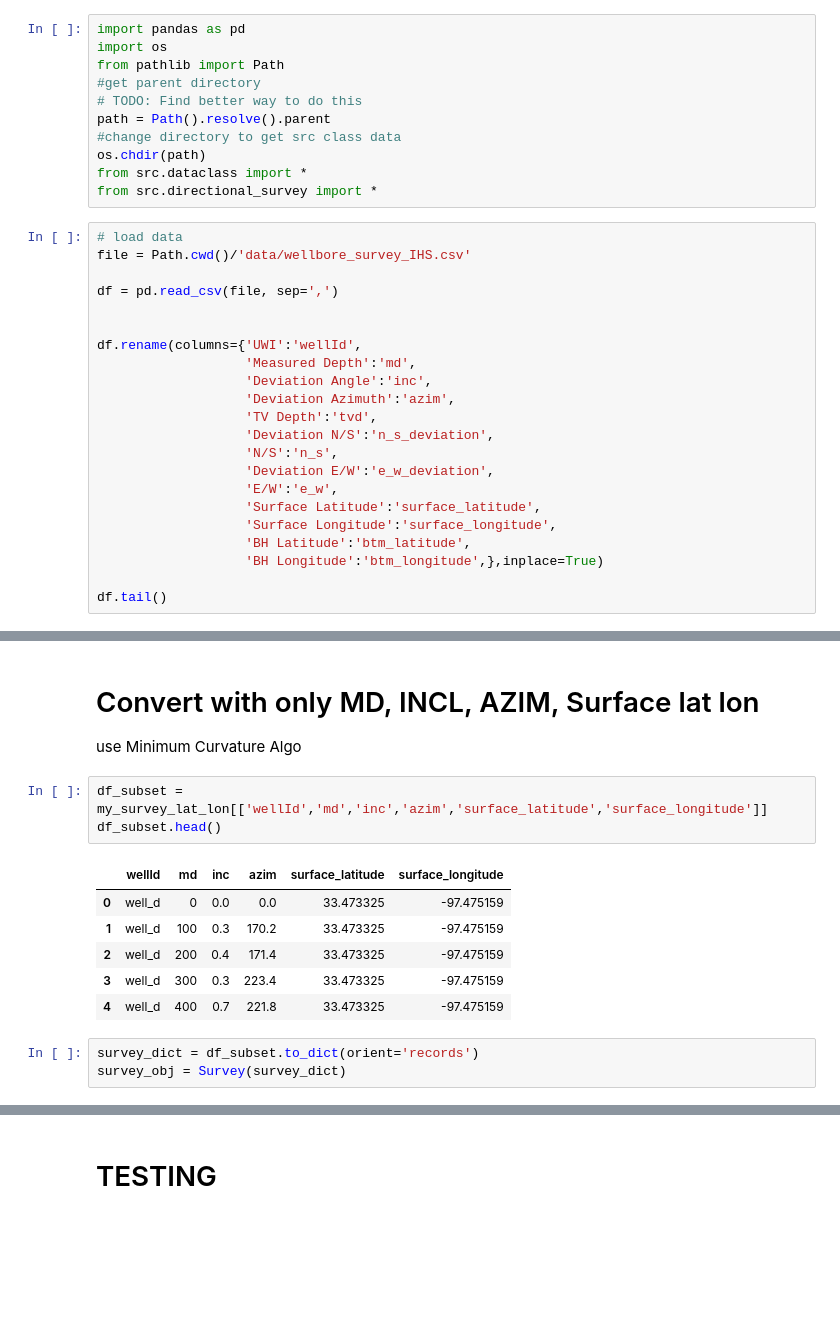
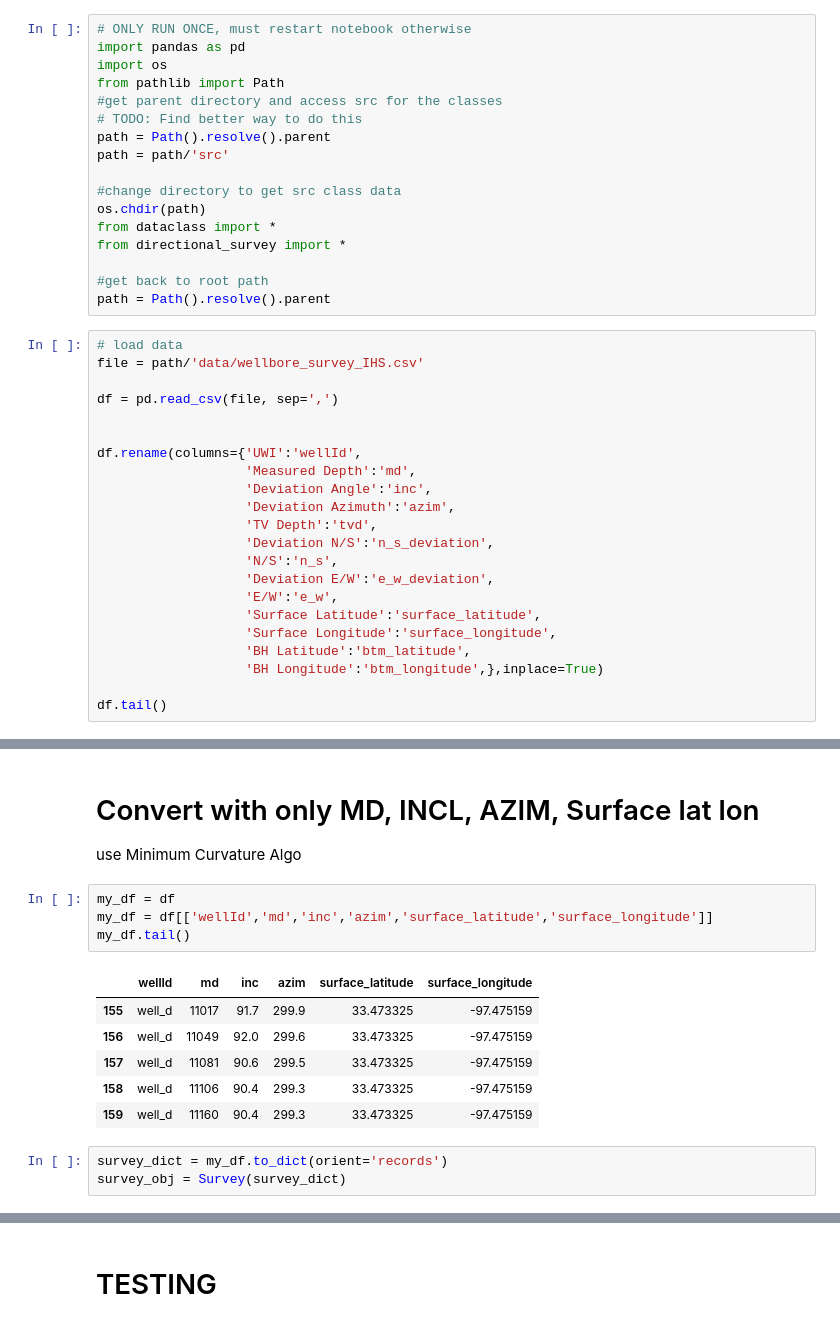
Before and after one commit to bpamos/welltrajconvert, a Jupyter notebook: notebook/Lat Long Conversion .ipynb, the cells around one changed output, grey strips where cells are left out. Drawn from its saved outputs; the diff is of its cells as text; blank space fills up the shorter version.

Commit message:
add test.py and change path to funcs

```diff
--- a/notebook/Lat Long Conversion .ipynb
+++ b/notebook/Lat Long Conversion .ipynb
@@ -1,19 +1,25 @@
 # %% [markdown]
 # Deviation Survey Workflow
 # %%
+# ONLY RUN ONCE, must restart notebook otherwise
 import pandas as pd
 import os
 from pathlib import Path
-#get parent directory
+#get parent directory and access src for the classes
 # TODO: Find better way to do this
 path = Path().resolve().parent
+path = path/'src'
+
 #change directory to get src class data
 os.chdir(path)
-from src.dataclass import *
-from src.directional_survey import *
+from dataclass import *
+from directional_survey import *
+
+#get back to root path
+path = Path().resolve().parent
 # %%
 # load data
-file = Path.cwd()/'data/wellbore_survey_IHS.csv'
+file = path/'data/wellbore_survey_IHS.csv'
 
 df = pd.read_csv(file, sep=',')
 
@@ -99,17 +79,18 @@ Length: 160, dtype: float64
 
 use Minimum Curvature Algo
 # %%
-df_subset = my_survey_lat_lon[['wellId','md','inc','azim','surface_latitude','surface_longitude']]
-df_subset.head()
+my_df = df
+my_df = df[['wellId','md','inc','azim','surface_latitude','surface_longitude']]
+my_df.tail()
 # %% [output]
 |  | wellId | md | inc | azim | surface_latitude | surface_longitude |
-| 0 | well_d | 0 | 0.0 | 0.0 | 33.473325 | -97.475159 |
-| 1 | well_d | 100 | 0.3 | 170.2 | 33.473325 | -97.475159 |
-| 2 | well_d | 200 | 0.4 | 171.4 | 33.473325 | -97.475159 |
-| 3 | well_d | 300 | 0.3 | 223.4 | 33.473325 | -97.475159 |
-| 4 | well_d | 400 | 0.7 | 221.8 | 33.473325 | -97.475159 |
+| 155 | well_d | 11017 | 91.7 | 299.9 | 33.473325 | -97.475159 |
+| 156 | well_d | 11049 | 92.0 | 299.6 | 33.473325 | -97.475159 |
+| 157 | well_d | 11081 | 90.6 | 299.5 | 33.473325 | -97.475159 |
+| 158 | well_d | 11106 | 90.4 | 299.3 | 33.473325 | -97.475159 |
+| 159 | well_d | 11160 | 90.4 | 299.3 | 33.473325 | -97.475159 |
 # %%
-survey_dict = df_subset.to_dict(orient='records')
+survey_dict = my_df.to_dict(orient='records')
 survey_obj = Survey(survey_dict)
 # %%
 df_min_curve = survey_obj.minimum_curvature_algo()
```
Also changed, not shown: parts of 18 cells of this notebook, 4 other files.
